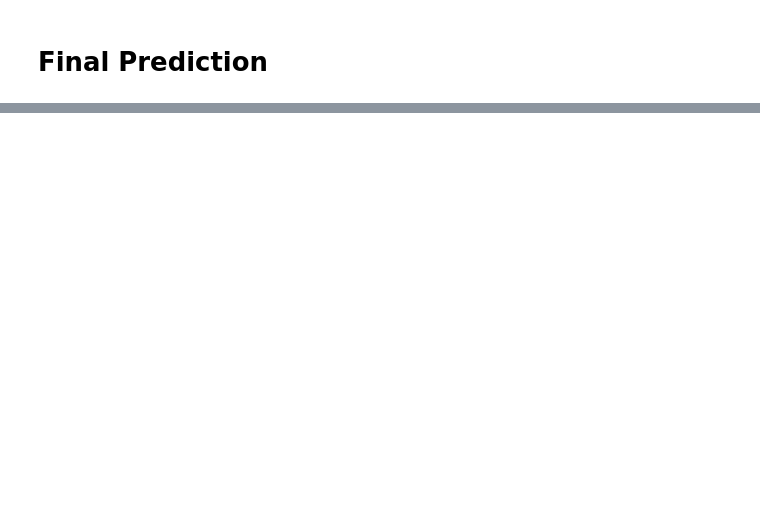
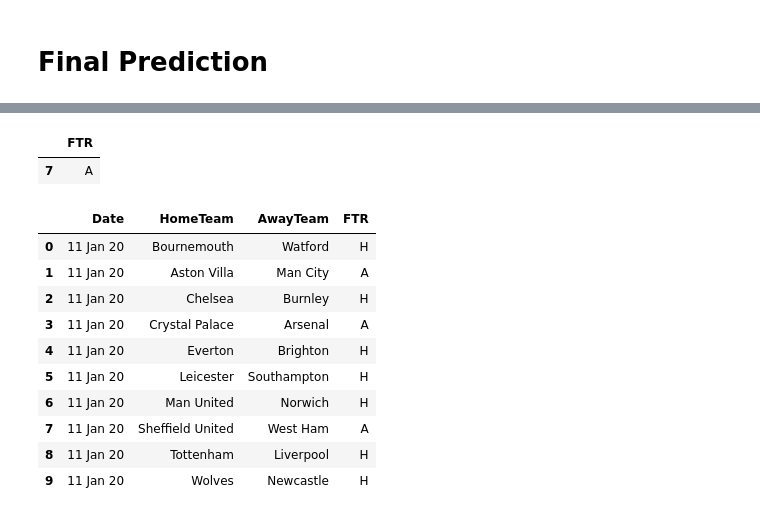
Before and after one commit to arundathi-shanthini/Beat-the-Bookie, a Jupyter notebook: Code/Beat The Bookie.ipynb, the cells around one changed output, grey strips where cells are left out. Saved outputs shown, nothing was run; the diff lists cells and outputs as text; code cells hidden in the pictures; blank space fills up the shorter version.

```diff
--- a/Code/Beat The Bookie.ipynb
+++ b/Code/Beat The Bookie.ipynb
@@ -1256,0 +1370,25 @@ It's an interesting finding! and may worth some more time to further investigate
+# %%
+from random import choice
+def betting(data_novel, data_train, POLICY = 0):
+    def choose_randomly(*args):
+        return choice(['H','D','A'])
+
+    def choose_bymost(data_train):
+        #M: choose the result that appears the most
+        return max([(val, (data_train.FTR.values == val).sum(),) for val in 'HDA'], key = lambda x: x[1])[0]
+
+    bet_func = [choose_randomly, choose_bymost][POLICY]
+    lst_ret = []
+    for i in range(data_novel.shape[0]):
+        lst_ret.append(bet_func(data_train))
+
+    return lst_ret
+# %%
+# for teams all in training case
+model_predict = 'lr' #M: multivariate logistic regression
+model_predictions = models_best_dict[model_predict].fit(X_train, y_train).predict(TeamNames_to_Abilities(dataInTrain))
+
+predictions_it = pd.DataFrame(model_predictions, columns = ['FTR'], index = dataInTrain.index)#M: initialize df for num predictions
+predictions_it['FTR'] = predictions_it['FTR'].map(decodeHDA) #M: decode num back to HDA
+
+predictions_it
@@ -1256,0 +1406,31 @@ It's an interesting finding! and may worth some more time to further investigate
+# %%
+# for team not appears in training case
+betting_outcomes = betting(dataNotInTrain, data)
+predictions_nit = pd.DataFrame(betting_outcomes, columns = ['FTR'], index = dataNotInTrain.index)
+
+predictions_nit
+# %% [output]
+|  | FTR |
+| 7 | A |
+# %%
+dataInTrain_predict = dataInTrain.join(predictions_it)
+dataNotInTrain_predict = dataNotInTrain.join(predictions_nit)
+
+#Mike: Do not change it, though it is not elegant. For some reason, the num index dtype for them changes during
+# process, concat them altoghther will be buggy. Unless this is fixed in codes first, just left untouched.
+data_predict = pd.concat([dataInTrain_predict, dataNotInTrain_predict]).sort_index()
+data_predict = data_test_date.join(data_predict)
+
+data_predict #M: it matches the submission sample format now. FINAL !
+# %% [output]
+|  | Date | HomeTeam | AwayTeam | FTR |
+| 0 | 11 Jan 20 | Bournemouth | Watford | H |
+| 1 | 11 Jan 20 | Aston Villa | Man City | A |
+| 2 | 11 Jan 20 | Chelsea | Burnley | H |
+| 3 | 11 Jan 20 | Crystal Palace | Arsenal | A |
+| 4 | 11 Jan 20 | Everton | Brighton | H |
+| 5 | 11 Jan 20 | Leicester | Southampton | H |
+| 6 | 11 Jan 20 | Man United | Norwich | H |
+| 7 | 11 Jan 20 | Sheffield United | West Ham | A |
+| 8 | 11 Jan 20 | Tottenham | Liverpool | H |
+| 9 | 11 Jan 20 | Wolves | Newcastle | H |
```
Also changed, not shown: parts of 23 cells of this notebook, 2 other files.
